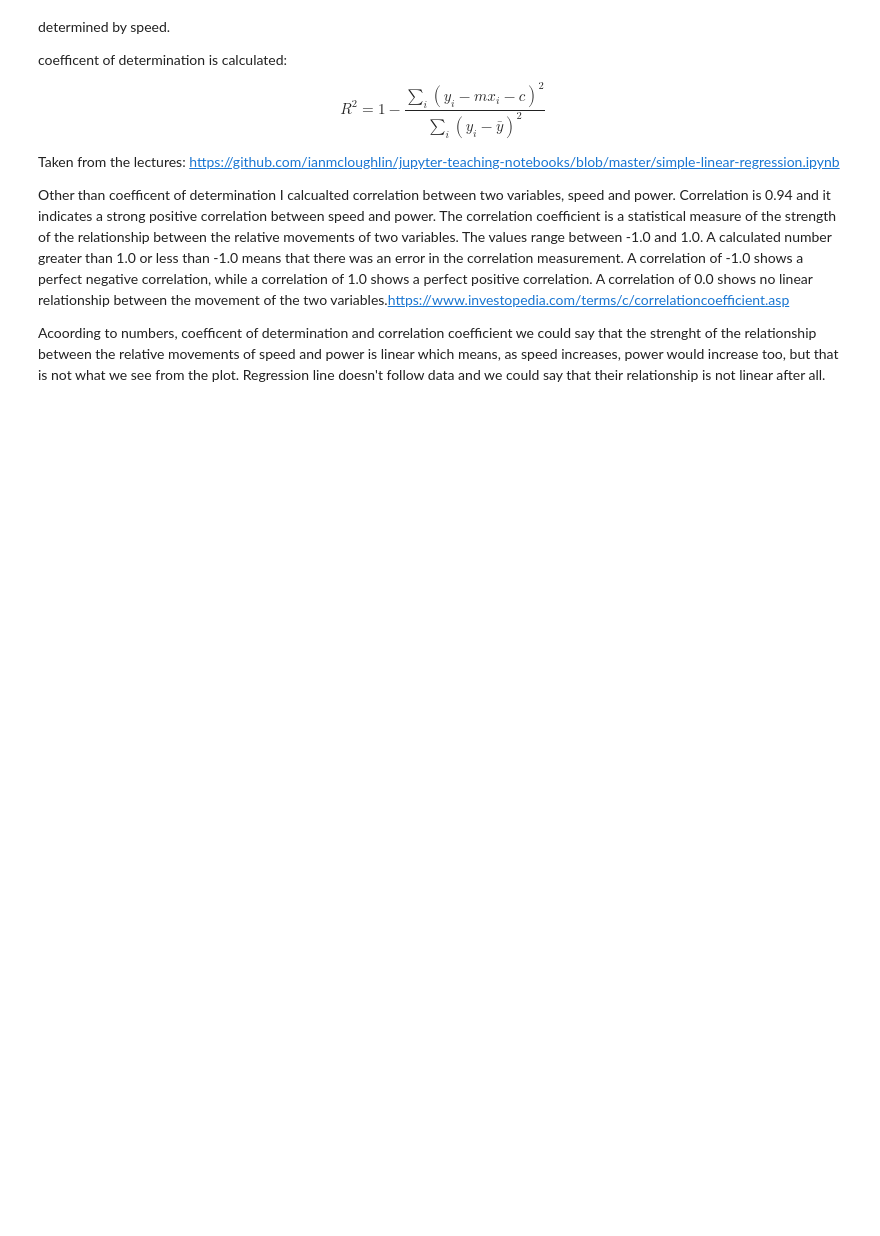
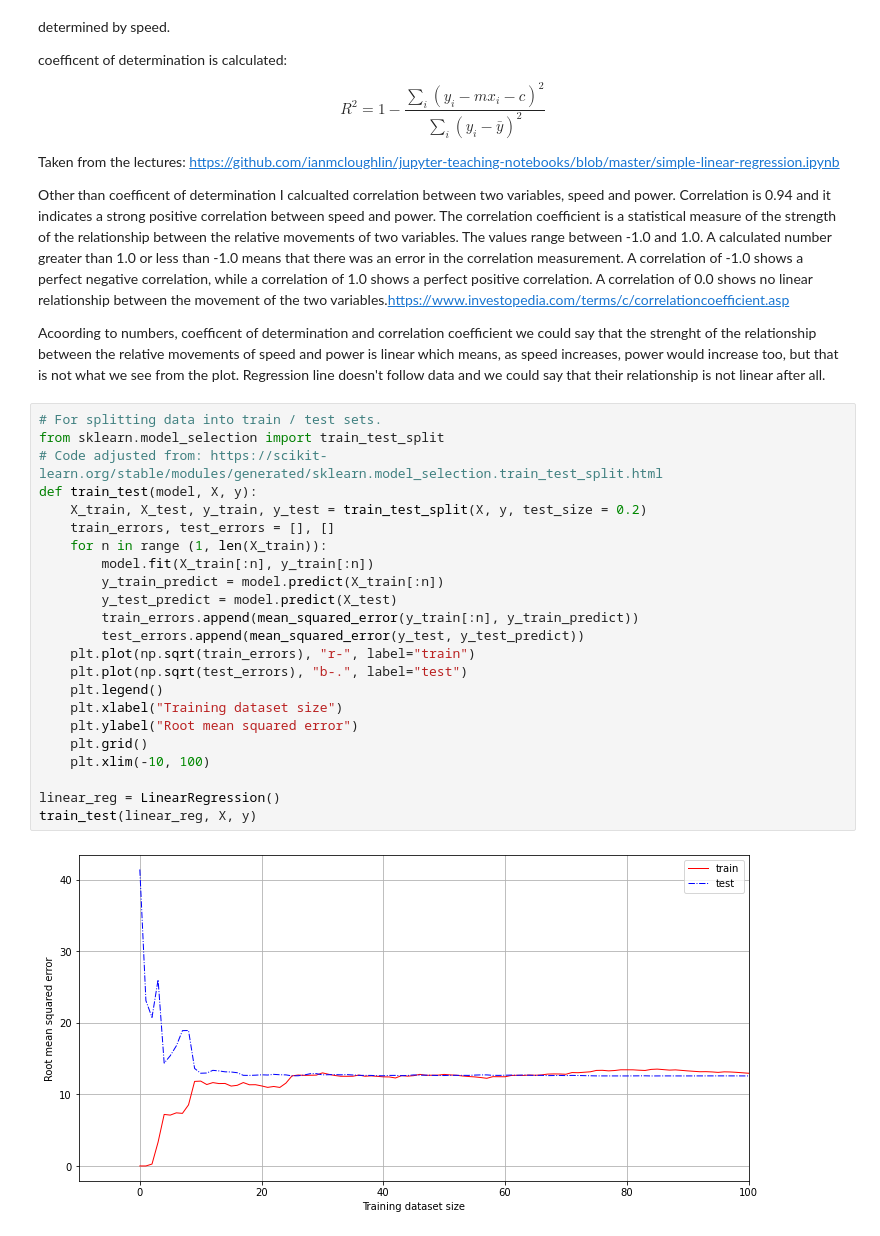
Before and after one commit to doriszd/project_machine_learning, a Jupyter notebook: Project_2020.ipynb, the cells around one changed output. Drawn from its saved outputs; the diff is of its cells as text; blank space fills up the shorter version.

Commit message:
linear and poly model

```diff
--- a/Project_2020.ipynb
+++ b/Project_2020.ipynb
@@ -264,3 +264,28 @@ Taken from the lectures: https://github.com/ianmcloughlin/jupyter-teaching-noteb
 Other than coefficent of determination I calcualted correlation between two variables, speed and power. Correlation is 0.94 and it indicates a strong positive correlation between speed and power. The correlation coefficient is a statistical measure of the strength of the relationship between the relative movements of two variables. The values range between -1.0 and 1.0. A calculated number greater than 1.0 or less than -1.0 means that there was an error in the correlation measurement. A correlation of -1.0 shows a perfect negative correlation, while a correlation of 1.0 shows a perfect positive correlation. A correlation of 0.0 shows no linear relationship between the movement of the two variables.https://www.investopedia.com/terms/c/correlationcoefficient.asp
 
 Acoording to numbers, coefficent of determination and correlation coefficient we could say that the strenght of the relationship between the relative movements of speed and power is linear which means, as speed increases, power would increase too, but that is not what we see from the plot. Regression line doesn't follow data and we could say that their relationship is not linear after all.
+# %%
+# For splitting data into train / test sets.
+from sklearn.model_selection import train_test_split
+# Code adjusted from: https://scikit-learn.org/stable/modules/generated/sklearn.model_selection.train_test_split.html
+def train_test(model, X, y):
+    X_train, X_test, y_train, y_test = train_test_split(X, y, test_size = 0.2)
+    train_errors, test_errors = [], []
+    for n in range (1, len(X_train)):
+        model.fit(X_train[:n], y_train[:n])
+        y_train_predict = model.predict(X_train[:n])
+        y_test_predict = model.predict(X_test)
+        train_errors.append(mean_squared_error(y_train[:n], y_train_predict))
+        test_errors.append(mean_squared_error(y_test, y_test_predict))
+    plt.plot(np.sqrt(train_errors), "r-", label="train")
+    plt.plot(np.sqrt(test_errors), "b-.", label="test")
+    plt.legend()
+    plt.xlabel("Training dataset size")
+    plt.ylabel("Root mean squared error")
+    plt.grid()
+    plt.xlim(-10, 100)
+
+linear_reg = LinearRegression()
+train_test(linear_reg, X, y)
+# %% [output]
+[figure, added]
```
Also changed, not shown: parts of 7 cells of this notebook.
